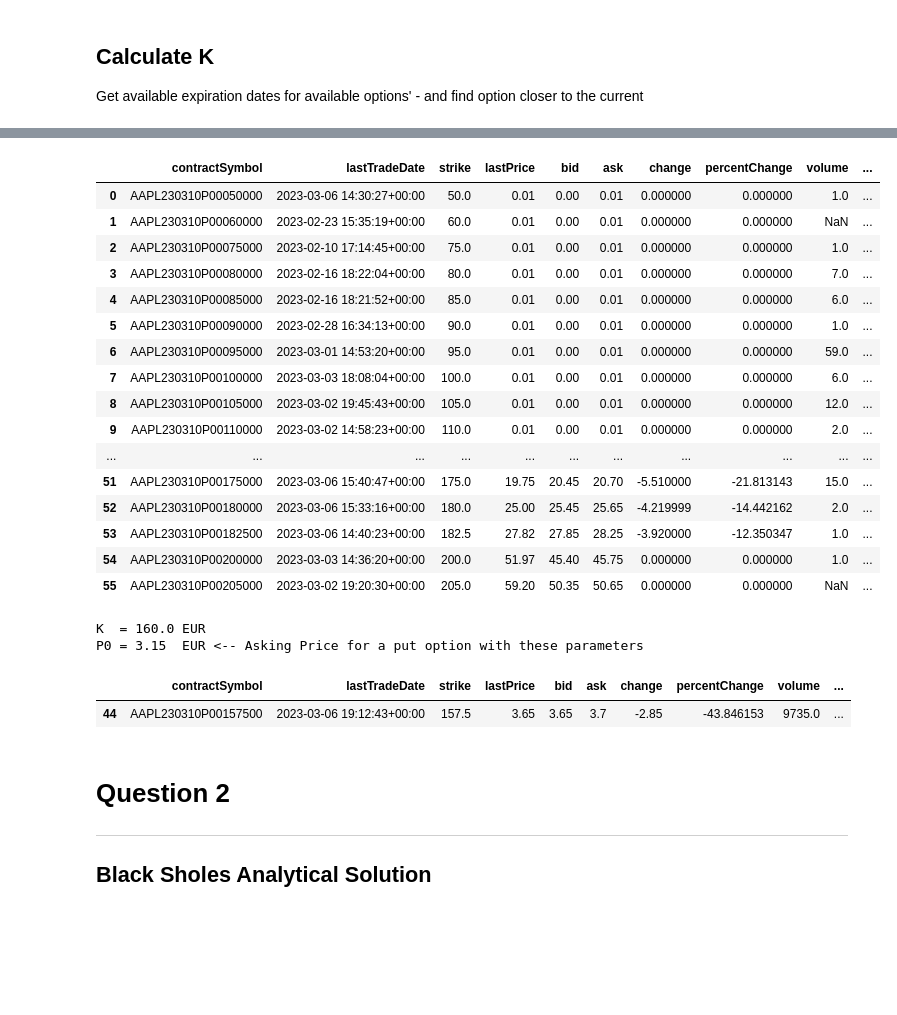
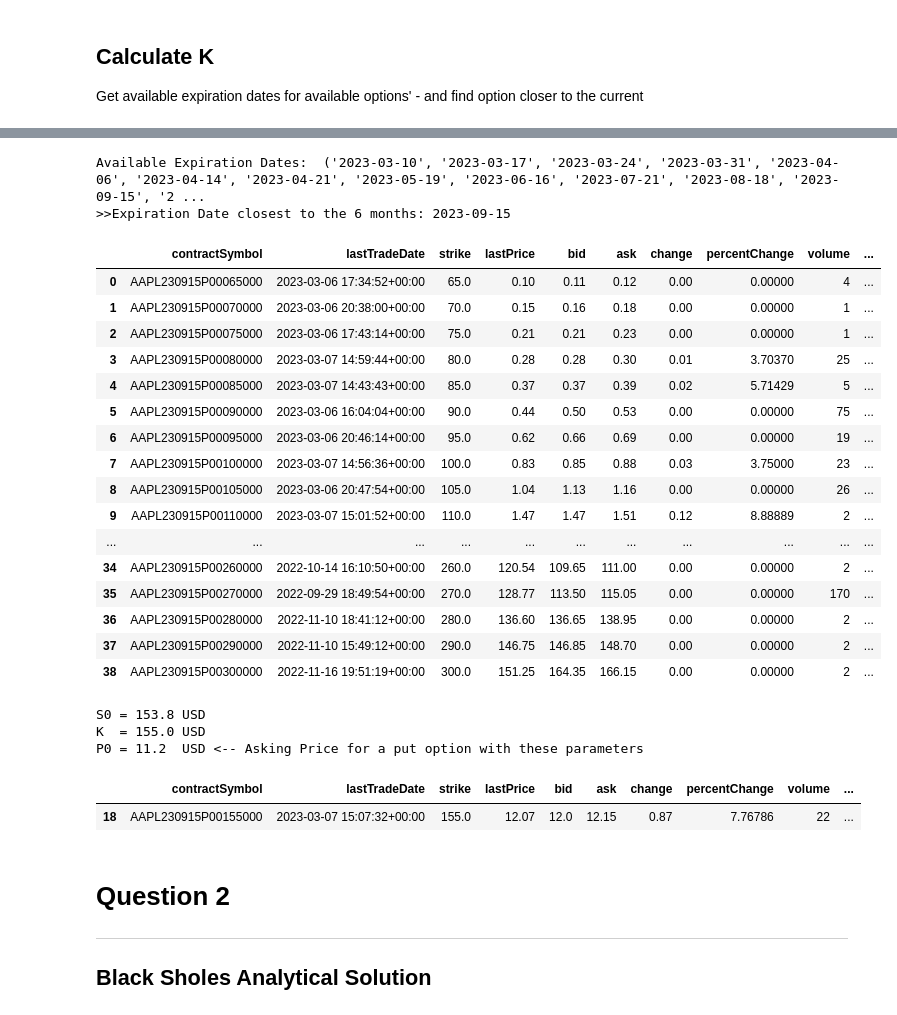
Before and after one commit to ithakis/European-and-American-put-option-pricing, a Jupyter notebook: Assignment-1-Option-Valuation.ipynb, the cells around one changed output, grey strips where cells are left out. Drawn from its saved outputs; the diff is of its cells as text; code cells hidden in the pictures; blank space fills up the shorter version.

```diff
--- a/Assignment-1-Option-Valuation.ipynb
+++ b/Assignment-1-Option-Valuation.ipynb
@@ -3,7 +3,7 @@ import numpy as np
 import pandas as pd
 from numba import njit, jit
 
-from math import log, sqrt, pi, exp, erf
+from math import log, sqrt, pi, exp, erf, ceil, floor
 from scipy.stats import norm
 
 from matplotlib import pyplot as plt
@@ -17,3 +17,9 @@ import yfinance as yf
 
 """ Plt font size """
 plt.rcParams['font.size'] = '15'
+plt.rcParams["figure.figsize"] = (20, 7)
+plt.style.use('bmh')
+
+""" Force Numpy and Pandas to print floating format with 5 decimal places"""
+np.set_printoptions(suppress=True, precision=5)
+pd.set_option("display.precision", 5)
@@ -30,11 +37,15 @@ nyse = mcal.get_calendar('NYSE')
 
 # Show available calendars
 # print(mcal.get_calendar_names())
-early = nyse.schedule(start_date='2022-03-07', end_date='2022-09-16')       # For fixed initial date calculator
-# early = nyse.schedule(start_date=dt.datetime.now(), end_date='2022-09-16')
-T = early.shape[0]
+NOW     = dt.datetime.now() # OR
+NOW     = dt.datetime(year=2023, month=3, day=10)
+_END    = NOW+dt.timedelta(days=ceil(365/2))
+calendar        = nyse.schedule(start_date=NOW, end_date=_END)
+expiration_date = pd.to_datetime(calendar.index.values[-1])
 
-print(f'Expiration Date = {"2022-09-16"}')
+T = calendar.shape[0]
+
+print(f"Expiration Date = {pd.to_datetime(expiration_date).strftime('%Y-%m-%d')}")
 print(f"Trading Days until expiration = {T} / 252") ; T = T / 252
 print(f"T = {T}")
 # early
@@ -163,26 +147,37 @@ options_list
+# %%
+""" Available Dates """
+options_list = aapl.options
+print('Available Expiration Dates: ', options_list)
+
+""" Find Nearest to 6 months """
+indx_of_closest_to_6M = np.argmin(np.abs(pd.to_datetime(options_list) - _END))
+print(f'>>Expiration Date closest to the 6 months: {options_list[indx_of_closest_to_6M]}')
+# %% [output]
+Available Expiration Dates:  ('2023-03-10', '2023-03-17', '2023-03-24', '2023-03-31', '2023-04-06', '2023-04-14', '2023-04-21', '2023-05-19', '2023-06-16', '2023-07-21', '2023-08-18', '2023-09-15', '2 ...
+>>Expiration Date closest to the 6 months: 2023-09-15
 # %%
 """ Put Options ~ 6 Months from now """
-opt = aapl.option_chain(options_list[ options_list == "2022-09-16"])
+opt = aapl.option_chain(options_list[ indx_of_closest_to_6M])
 opt_puts = opt.puts
 opt_puts
 # %% [output]
 |  | contractSymbol | lastTradeDate | strike | lastPrice | bid | ask | change | percentChange | volume | ... |
-| 0 | AAPL230310P00050000 | 2023-03-06 14:30:27+00:00 | 50.0 | 0.01 | 0.00 | 0.01 | 0.000000 | 0.000000 | 1.0 | ... |
-| 1 | AAPL230310P00060000 | 2023-02-23 15:35:19+00:00 | 60.0 | 0.01 | 0.00 | 0.01 | 0.000000 | 0.000000 | NaN | ... |
-| 2 | AAPL230310P00075000 | 2023-02-10 17:14:45+00:00 | 75.0 | 0.01 | 0.00 | 0.01 | 0.000000 | 0.000000 | 1.0 | ... |
-| 3 | AAPL230310P00080000 | 2023-02-16 18:22:04+00:00 | 80.0 | 0.01 | 0.00 | 0.01 | 0.000000 | 0.000000 | 7.0 | ... |
-| 4 | AAPL230310P00085000 | 2023-02-16 18:21:52+00:00 | 85.0 | 0.01 | 0.00 | 0.01 | 0.000000 | 0.000000 | 6.0 | ... |
-| 5 | AAPL230310P00090000 | 2023-02-28 16:34:13+00:00 | 90.0 | 0.01 | 0.00 | 0.01 | 0.000000 | 0.000000 | 1.0 | ... |
-| 6 | AAPL230310P00095000 | 2023-03-01 14:53:20+00:00 | 95.0 | 0.01 | 0.00 | 0.01 | 0.000000 | 0.000000 | 59.0 | ... |
-| 7 | AAPL230310P00100000 | 2023-03-03 18:08:04+00:00 | 100.0 | 0.01 | 0.00 | 0.01 | 0.000000 | 0.000000 | 6.0 | ... |
-| 8 | AAPL230310P00105000 | 2023-03-02 19:45:43+00:00 | 105.0 | 0.01 | 0.00 | 0.01 | 0.000000 | 0.000000 | 12.0 | ... |
-| 9 | AAPL230310P00110000 | 2023-03-02 14:58:23+00:00 | 110.0 | 0.01 | 0.00 | 0.01 | 0.000000 | 0.000000 | 2.0 | ... |
+| 0 | AAPL230915P00065000 | 2023-03-06 17:34:52+00:00 | 65.0 | 0.10 | 0.11 | 0.12 | 0.00 | 0.00000 | 4 | ... |
+| 1 | AAPL230915P00070000 | 2023-03-06 20:38:00+00:00 | 70.0 | 0.15 | 0.16 | 0.18 | 0.00 | 0.00000 | 1 | ... |
+| 2 | AAPL230915P00075000 | 2023-03-06 17:43:14+00:00 | 75.0 | 0.21 | 0.21 | 0.23 | 0.00 | 0.00000 | 1 | ... |
+| 3 | AAPL230915P00080000 | 2023-03-07 14:59:44+00:00 | 80.0 | 0.28 | 0.28 | 0.30 | 0.01 | 3.70370 | 25 | ... |
+| 4 | AAPL230915P00085000 | 2023-03-07 14:43:43+00:00 | 85.0 | 0.37 | 0.37 | 0.39 | 0.02 | 5.71429 | 5 | ... |
+| 5 | AAPL230915P00090000 | 2023-03-06 16:04:04+00:00 | 90.0 | 0.44 | 0.50 | 0.53 | 0.00 | 0.00000 | 75 | ... |
+| 6 | AAPL230915P00095000 | 2023-03-06 20:46:14+00:00 | 95.0 | 0.62 | 0.66 | 0.69 | 0.00 | 0.00000 | 19 | ... |
+| 7 | AAPL230915P00100000 | 2023-03-07 14:56:36+00:00 | 100.0 | 0.83 | 0.85 | 0.88 | 0.03 | 3.75000 | 23 | ... |
+| 8 | AAPL230915P00105000 | 2023-03-06 20:47:54+00:00 | 105.0 | 1.04 | 1.13 | 1.16 | 0.00 | 0.00000 | 26 | ... |
+| 9 | AAPL230915P00110000 | 2023-03-07 15:01:52+00:00 | 110.0 | 1.47 | 1.47 | 1.51 | 0.12 | 8.88889 | 2 | ... |
 | ... | ... | ... | ... | ... | ... | ... | ... | ... | ... | ... |
-| 51 | AAPL230310P00175000 | 2023-03-06 15:40:47+00:00 | 175.0 | 19.75 | 20.45 | 20.70 | -5.510000 | -21.813143 | 15.0 | ... |
-| 52 | AAPL230310P00180000 | 2023-03-06 15:33:16+00:00 | 180.0 | 25.00 | 25.45 | 25.65 | -4.219999 | -14.442162 | 2.0 | ... |
-| 53 | AAPL230310P00182500 | 2023-03-06 14:40:23+00:00 | 182.5 | 27.82 | 27.85 | 28.25 | -3.920000 | -12.350347 | 1.0 | ... |
-| 54 | AAPL230310P00200000 | 2023-03-03 14:36:20+00:00 | 200.0 | 51.97 | 45.40 | 45.75 | 0.000000 | 0.000000 | 1.0 | ... |
-| 55 | AAPL230310P00205000 | 2023-03-02 19:20:30+00:00 | 205.0 | 59.20 | 50.35 | 50.65 | 0.000000 | 0.000000 | NaN | ... |
+| 34 | AAPL230915P00260000 | 2022-10-14 16:10:50+00:00 | 260.0 | 120.54 | 109.65 | 111.00 | 0.00 | 0.00000 | 2 | ... |
+| 35 | AAPL230915P00270000 | 2022-09-29 18:49:54+00:00 | 270.0 | 128.77 | 113.50 | 115.05 | 0.00 | 0.00000 | 170 | ... |
+| 36 | AAPL230915P00280000 | 2022-11-10 18:41:12+00:00 | 280.0 | 136.60 | 136.65 | 138.95 | 0.00 | 0.00000 | 2 | ... |
+| 37 | AAPL230915P00290000 | 2022-11-10 15:49:12+00:00 | 290.0 | 146.75 | 146.85 | 148.70 | 0.00 | 0.00000 | 2 | ... |
+| 38 | AAPL230915P00300000 | 2022-11-16 19:51:19+00:00 | 300.0 | 151.25 | 164.35 | 166.15 | 0.00 | 0.00000 | 2 | ... |
 # %%
 """ From that list, puts ~ at the money """
 _tempdf = opt_puts[opt_puts.inTheMoney == True]
@@ -192,20 +187,21 @@ K  = option_at_the_money.strike.iloc[0]
 P0 = option_at_the_money.lastPrice.iloc[0]
 
 """ Local Variables for consistency across calculations - Comment out for getting live data"""
-# todo explain that we got from 7/3/2022
-K  = 160.0 # EUR #
-P0 = 3.15  # EUR -> Asking Price
+S0 = 153.8 #USD
+K  = 155.0 #USD
+P0 = 11.2  #USD
 
 """ Return K and P Used """
-print(f"K  = {K} EUR")
-print(f"P0 = {P0}  EUR <-- Asking Price for a put option with these parameters")
+print(f"S0 = {S0:.1f} USD \nK  = {K} USD")
+print(f"P0 = {P0}  USD <-- Asking Price for a put option with these parameters")
 
 option_at_the_money
 # %% [output]
-K  = 160.0 EUR
-P0 = 3.15  EUR <-- Asking Price for a put option with these parameters
+S0 = 153.8 USD
+K  = 155.0 USD
+P0 = 11.2  USD <-- Asking Price for a put option with these parameters
 |  | contractSymbol | lastTradeDate | strike | lastPrice | bid | ask | change | percentChange | volume | ... |
-| 44 | AAPL230310P00157500 | 2023-03-06 19:12:43+00:00 | 157.5 | 3.65 | 3.65 | 3.7 | -2.85 | -43.846153 | 9735.0 | ... |
+| 18 | AAPL230915P00155000 | 2023-03-07 15:07:32+00:00 | 155.0 | 12.07 | 12.0 | 12.15 | 0.87 | 7.76786 | 22 | ... |
 # %% [markdown]
 # Question 2
 
```
Also changed, not shown: parts of 32 cells of this notebook.
